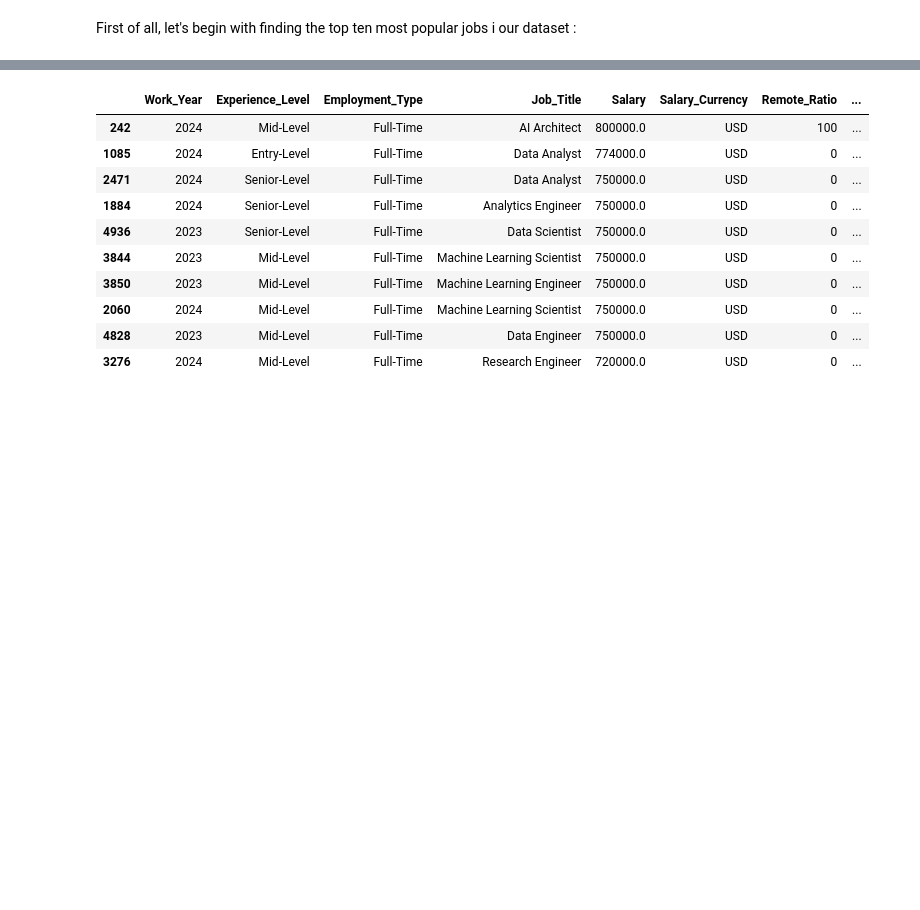
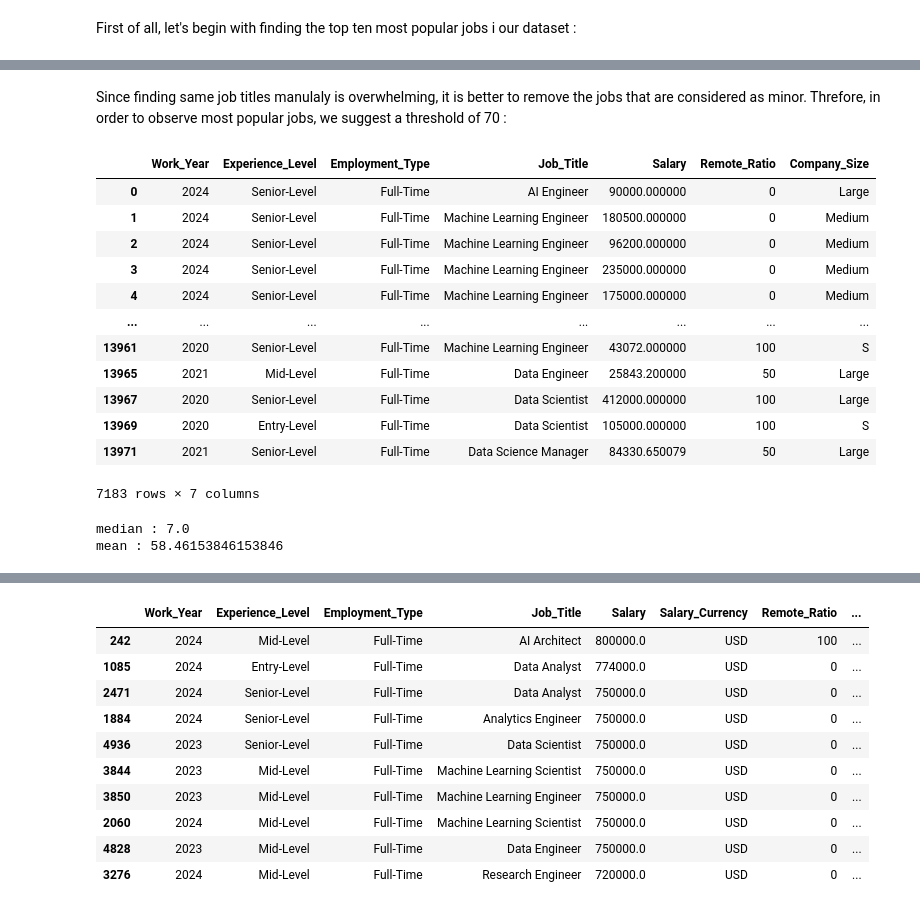
Before and after one commit to denezo/data-science-course, a Jupyter notebook: DS_CA2 (3).ipynb, the cells around one changed output, grey strips where cells are left out. Drawn from its saved outputs; the diff is of its cells as text; code cells hidden in the pictures; blank space fills up the shorter version.

```diff
--- a/DS_CA2 (3).ipynb
+++ b/DS_CA2 (3).ipynb
@@ -630,0 +670,32 @@ First of all, let's begin with finding the top ten most popular jobs i our datas
+# %% [markdown]
+Since finding same job titles manulaly is overwhelming, it is better to remove the jobs that are considered as minor. Threfore, in order to observe most popular jobs, we suggest a threshold of 70 :
+# %%
+job_count_threshold = 70
+
+counts = filtered_df['Job_Title'].value_counts()
+
+
+df_filter_job = filtered_df[filtered_df['Job_Title'].isin(counts[counts > job_count_threshold].index)]
+df_filter_job
+# %% [output]
+|  | Work_Year | Experience_Level | Employment_Type | Job_Title | Salary | Remote_Ratio | Company_Size |
+| 0 | 2024 | Senior-Level | Full-Time | AI Engineer | 90000.000000 | 0 | Large |
+| 1 | 2024 | Senior-Level | Full-Time | Machine Learning Engineer | 180500.000000 | 0 | Medium |
+| 2 | 2024 | Senior-Level | Full-Time | Machine Learning Engineer | 96200.000000 | 0 | Medium |
+| 3 | 2024 | Senior-Level | Full-Time | Machine Learning Engineer | 235000.000000 | 0 | Medium |
+| 4 | 2024 | Senior-Level | Full-Time | Machine Learning Engineer | 175000.000000 | 0 | Medium |
+| ... | ... | ... | ... | ... | ... | ... | ... |
+| 13961 | 2020 | Senior-Level | Full-Time | Machine Learning Engineer | 43072.000000 | 100 | S |
+| 13965 | 2021 | Mid-Level | Full-Time | Data Engineer | 25843.200000 | 50 | Large |
+| 13967 | 2020 | Senior-Level | Full-Time | Data Scientist | 412000.000000 | 100 | Large |
+| 13969 | 2020 | Entry-Level | Full-Time | Data Scientist | 105000.000000 | 100 | S |
+| 13971 | 2021 | Senior-Level | Full-Time | Data Science Manager | 84330.650079 | 50 | Large |
+7183 rows × 7 columns
+# %%
+mean_counts = np.mean(filtered_df['Job_Title'].value_counts().values)
+med_counts = np.median(filtered_df['Job_Title'].value_counts().values)
+
+print(f"median : {med_counts}\nmean : {mean_counts}")
+# %% [output]
+median : 7.0
+mean : 58.46153846153846
```
Also changed, not shown: parts of 13 cells of this notebook, 1 other file.
